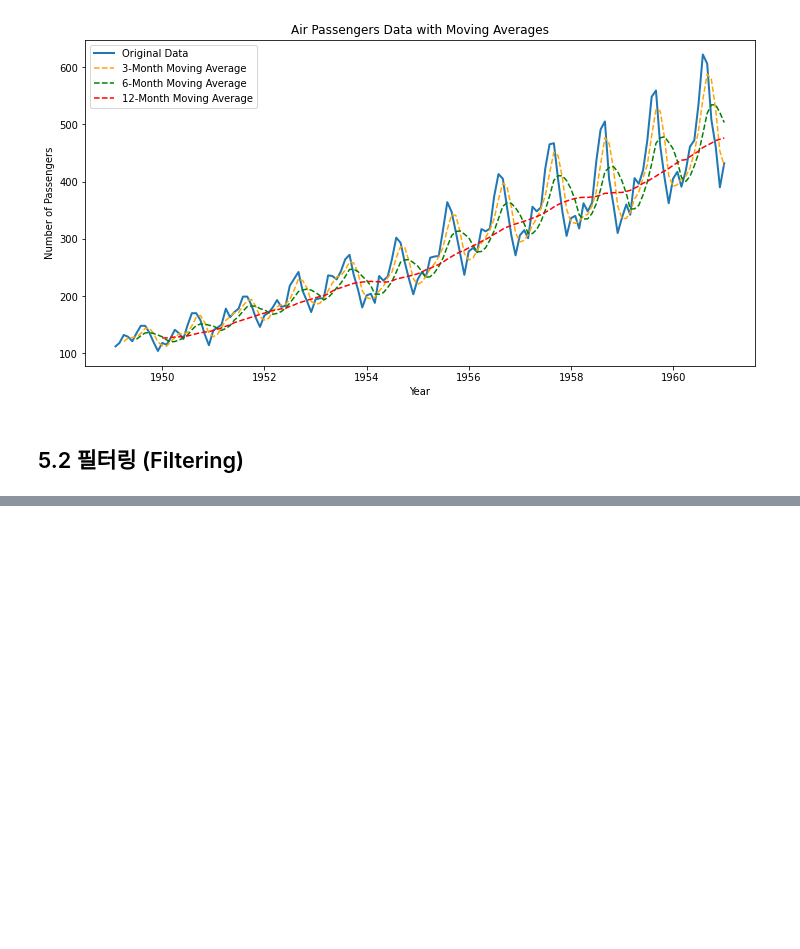
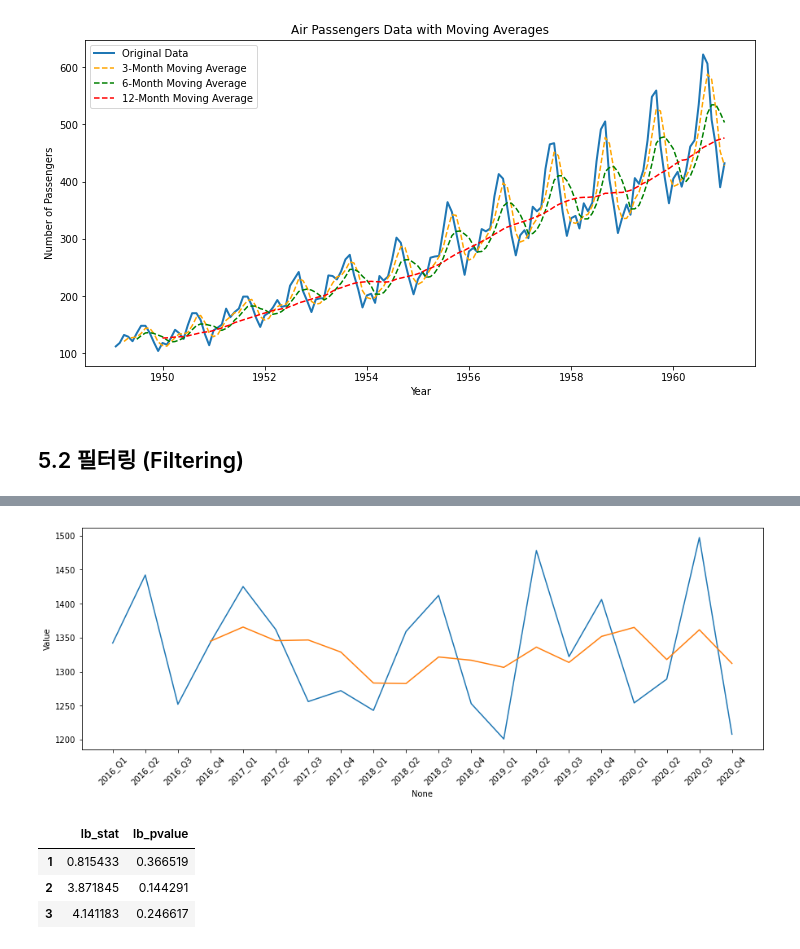
Before and after one commit to lucio-karin0506/Fastcampus_TimeSeries_Study, a Jupyter notebook: Part1/Part1.ipynb, the cells around one changed output, grey strips where cells are left out. Saved outputs shown, nothing was run; the diff lists cells and outputs as text; code cells hidden in the pictures; blank space fills up the shorter version.

```diff
--- a/Part1/Part1.ipynb
+++ b/Part1/Part1.ipynb
@@ -534,0 +531,11 @@ plt.show()
+# %%
+data = np.array([1342, 1442, 1252, 1343,
+                 1425, 1362, 1256, 1272,
+                 1243, 1359, 1412, 1253,
+                 1201, 1478, 1322, 1406,
+                 1254, 1289, 1497, 1208]).reshape(5, 4)
+
+# pandas DataFrame으로 변환
+df = pd.DataFrame(data, columns=['Q1', 'Q2', 'Q3', 'Q4'], index=['2016', '2017', '2018', '2019', '2020'])
+
+df
@@ -534,0 +549,10 @@ plt.show()
+# %%
+new_data = {}
+for year in df.index:
+    for quarter in df.columns:
+        new_data[f"{year}_{quarter}"] = [df.loc[year, quarter]]
+
+new_df = pd.DataFrame(new_data).T
+new_df.columns = ['Value']
+
+new_df
@@ -534,0 +577,4 @@ plt.show()
+# %%
+# 1. 단순 이동평균 평활법(Simple Moving Average Smoothing)
+new_df['smoothed_value'] = new_df['Value'].rolling(4).mean()
+new_df
@@ -534,0 +599,32 @@ plt.show()
+# %%
+plt.figure(figsize=(15, 5))
+
+sns.lineplot(
+    data=new_df,
+    x=new_df.index,
+    y='Value'
+)
+
+sns.lineplot(
+    data=new_df,
+    x=new_df.index,
+    y='smoothed_value'
+)
+
+plt.xticks(rotation=45)
+plt.show()
+# %% [output]
+[figure, added]
+# %%
+from statsmodels.stats.diagnostic import acorr_ljungbox
+
+res = new_df.iloc[3:, 1] - new_df.iloc[3:, 0]
+
+# Box-Ljung 테스트 수행
+test_result = acorr_ljungbox(res)
+test_result
+# %% [output]
+|  | lb_stat | lb_pvalue |
+| 1 | 0.815433 | 0.366519 |
+| 2 | 3.871845 | 0.144291 |
+| 3 | 4.141183 | 0.246617 |
```
Also changed, not shown: parts of 24 cells of this notebook.
